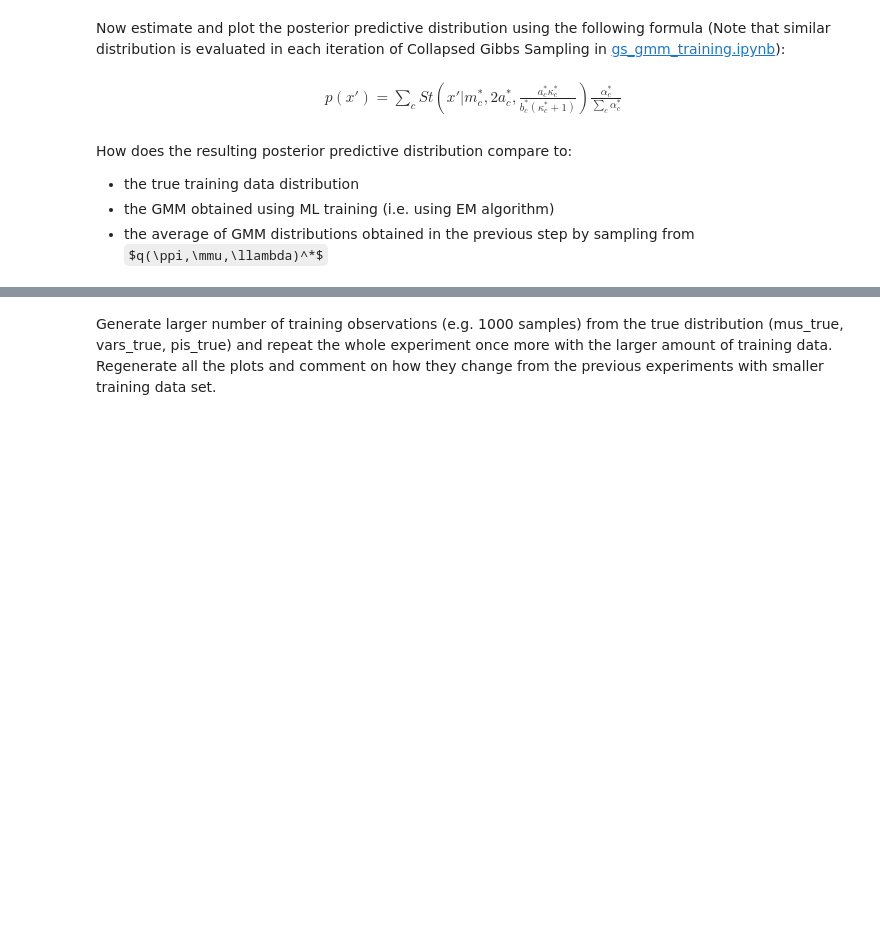
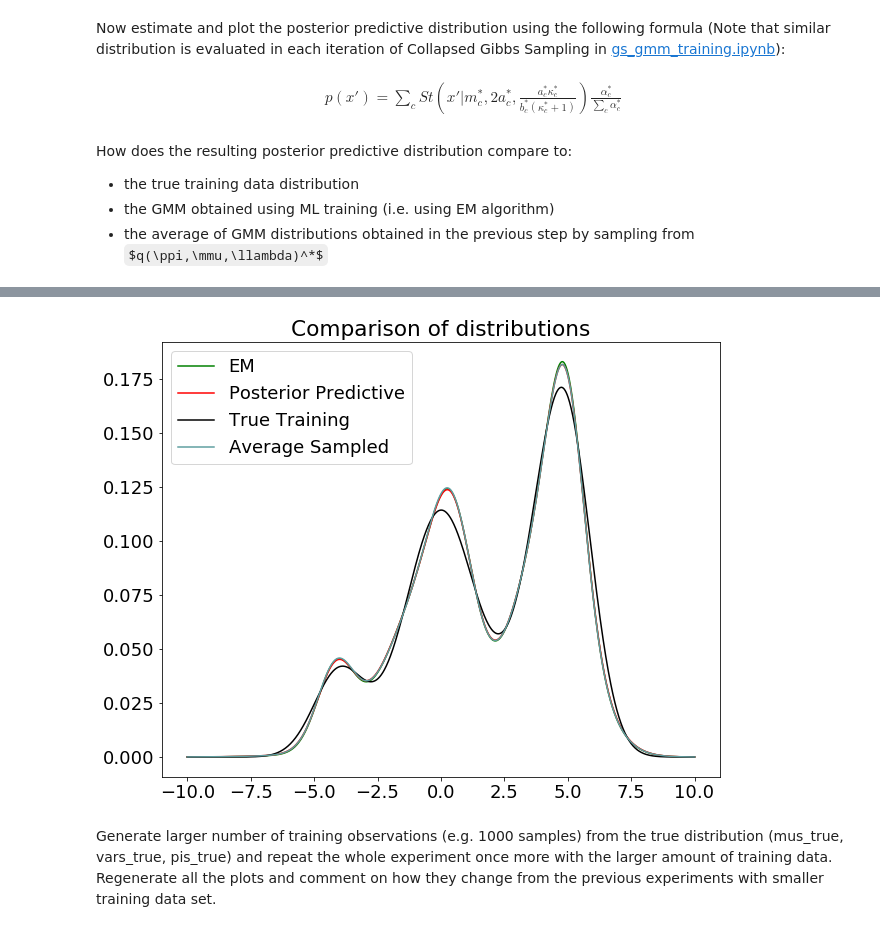
Before and after one commit to jbayardo/eci2017-bayesian-final, a Jupyter notebook: ECI2017_BayesianModels_Assignment.ipynb, the cells around one changed output, grey strips where cells are left out. Drawn from its saved outputs; the diff is of its cells as text; code cells hidden in the pictures; some formulas as TeX source; blank space fills up the shorter version.

```diff
--- a/ECI2017_BayesianModels_Assignment.ipynb
+++ b/ECI2017_BayesianModels_Assignment.ipynb
@@ -322,2 +318,21 @@ array([[  2.65694090e-254,   9.92134190e-001,   3.18673499e-013,
+# %%
+def plot_posterior(limits):
+    posterior = 0
+    for c in range(C):
+        weight = alpha[c] / np.sum(alpha)
+        posterior += sps.t.pdf(limits, loc=m[c], df=2*a[c], scale=np.sqrt((b[c] * (kappa[c] + 1))/(a[c]*kappa[c]))) * weight
+
+    plt.figure()
+    plt.title('Comparison of distributions')
+    plt.plot(limits, ml_GMM_pdf, color='green', label='EM')
+    plt.plot(limits, posterior, color='red', label='Posterior Predictive')
+    plt.plot(limits, true_GMM_pdf, color='black', label='True Training')
+    plt.plot(limits, sampled_GMM_pdf, color='cadetblue', label='Average Sampled')
+    plt.legend(loc='best')
+    return posterior
+
+_ = plot_posterior(srange)
+# %% [output]
+[figure, added]
 # %% [markdown]
 Generate larger number of training observations (e.g. 1000 samples) from the true distribution (mus_true, vars_true, pis_true) and repeat the whole experiment once more with the larger amount of training data. Regenerate all the plots and comment on how they change from the previous experiments with smaller training data set.
```
Also changed, not shown: parts of 8 cells of this notebook, 1 other file.
